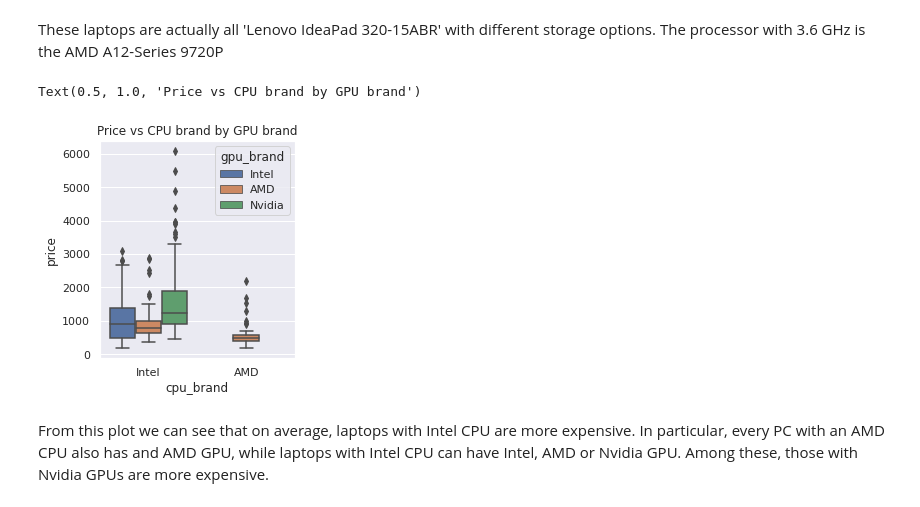
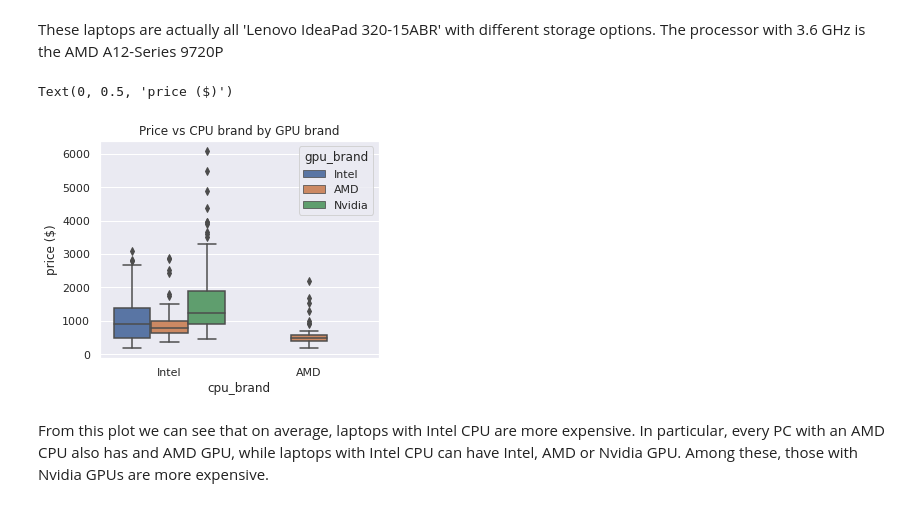
Before and after one commit to ludo950/data-science-regression, a Jupyter notebook: laptop-deep-eda-price-prediction-xgboost-r2-93.ipynb, the cells around one changed output. Saved outputs shown, nothing was run; the diff lists cells and outputs as text; code cells hidden in the pictures.

```diff
--- a/laptop-deep-eda-price-prediction-xgboost-r2-93.ipynb
+++ b/laptop-deep-eda-price-prediction-xgboost-r2-93.ipynb
@@ -1153,12 +1155,13 @@ df[df['cpu_freq(GHz)']>3.5]
 # %% [markdown]
 These laptops are actually all 'Lenovo IdeaPad 320-15ABR' with different storage options. The processor with 3.6 GHz is the AMD A12-Series 9720P
 # %%
-fig, ax = plt.subplots(figsize=(3.5,4))
+fig, ax = plt.subplots(figsize=(5,4))
 sns.boxplot(x='cpu_brand', y='price', data=df, hue='gpu_brand')
 ax.set_title('Price vs CPU brand by GPU brand')
+plt.ylabel('price ($)')
 # %% [output]
-Text(0.5, 1.0, 'Price vs CPU brand by GPU brand')
+Text(0, 0.5, 'price ($)')
-[figure, old version]
+[figure, new version]
 # %% [markdown]
 From this plot we can see that on average, laptops with Intel CPU are more expensive. In particular, every PC with an AMD CPU also has and AMD GPU, while laptops with Intel CPU can have Intel, AMD or Nvidia GPU. Among these, those with Nvidia GPUs are more expensive.
 # %%
```
Also changed, not shown: parts of 23 cells of this notebook, 1 other file.
